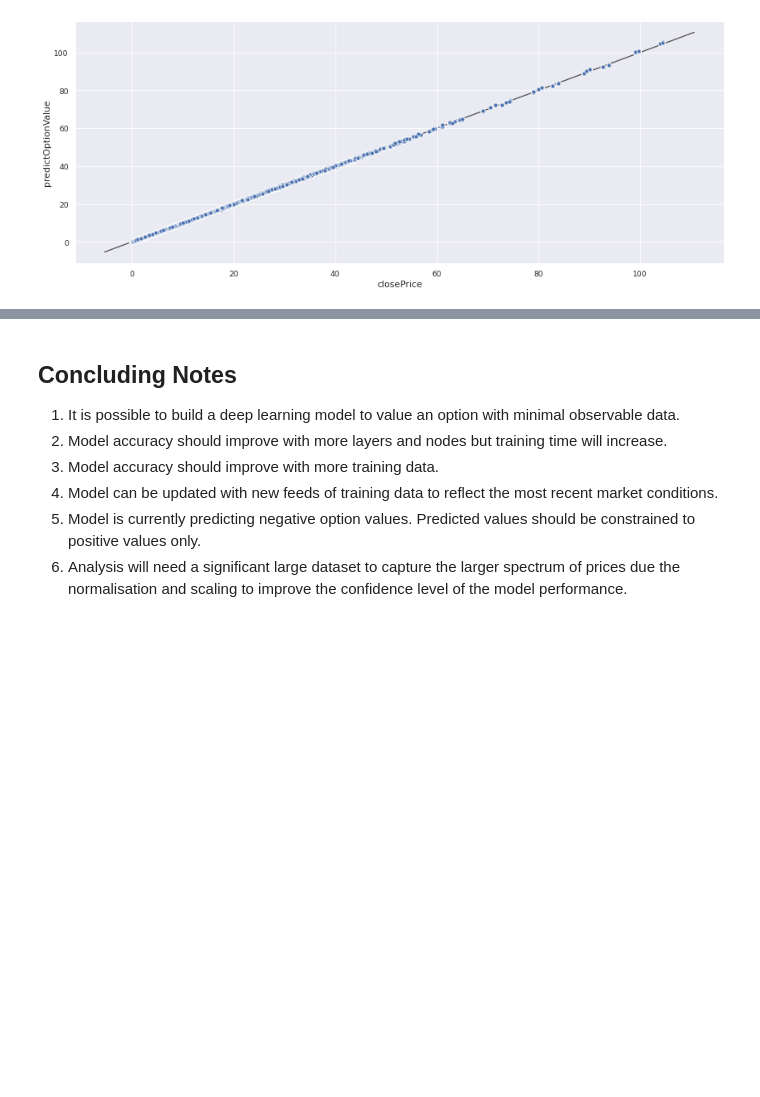
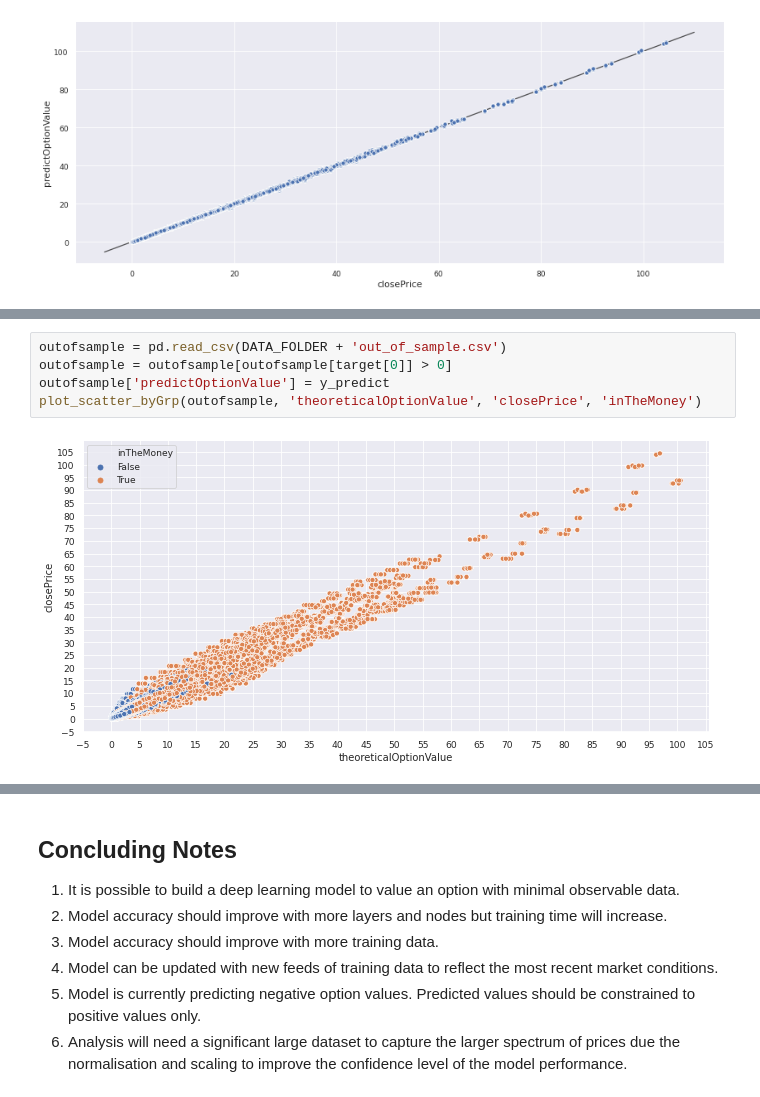
Before and after one commit to edgetrader/deep-learning-option-pricing, a Jupyter notebook: notebook/deeplearning-option-pricing.ipynb, the cells around one changed output, grey strips where cells are left out. Cells and saved outputs as stored; diff of their text form; blank space fills up the shorter version.

```diff
--- a/notebook/deeplearning-option-pricing.ipynb
+++ b/notebook/deeplearning-option-pricing.ipynb
@@ -818 +818,8 @@ y_outofsample
 89605 rows × 2 columns
+# %%
+outofsample = pd.read_csv(DATA_FOLDER + 'out_of_sample.csv')
+outofsample = outofsample[outofsample[target[0]] > 0]
+outofsample['predictOptionValue'] = y_predict
+plot_scatter_byGrp(outofsample, 'theoreticalOptionValue', 'closePrice', 'inTheMoney')
+# %% [output]
+[figure, added]
```
Also changed, not shown: parts of 14 cells of this notebook, 3 other files.
